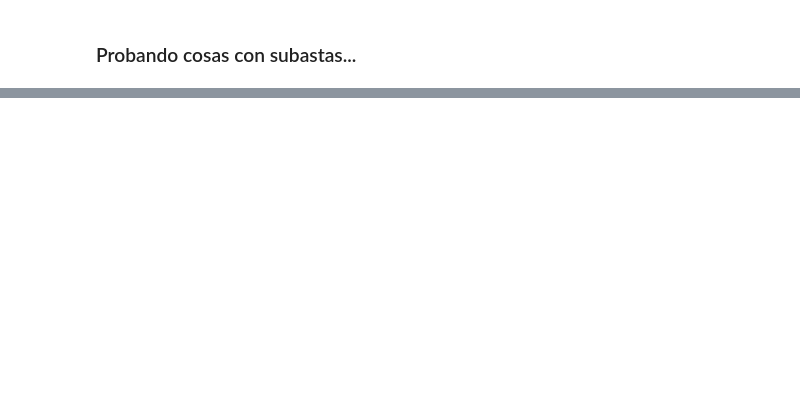
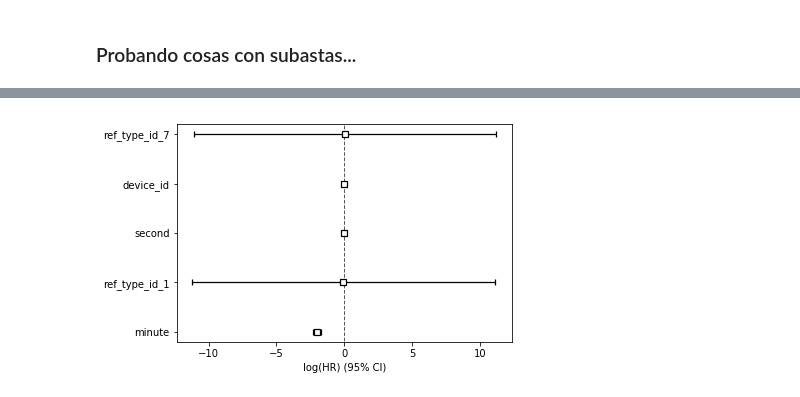
Before and after one commit to rozanecm/7506_tp2_1c2019, a Jupyter notebook: notebooks/My nb by mr.ipynb, the cells around one changed output, grey strips where cells are left out. Saved outputs shown, nothing was run; the diff lists cells and outputs as text; code cells hidden in the pictures; blank space fills up the shorter version.

```diff
--- a/notebooks/My nb by mr.ipynb
+++ b/notebooks/My nb by mr.ipynb
@@ -472,3 +619,10 @@ reduced.head()
 | 285340 | 2019-04-18 23:00:51.454013 | 5018235902686468387 | 1 | 0 | 23:00:51.454013 | 82851.454013 | True |
 | 285341 | 2019-04-18 23:00:51.652223 | 5812445239233804650 | 7 | 0 | 23:00:51.652223 | 82851.652223 | True |
 | 285342 | 2019-04-18 23:00:51.815673 | 8832711951922277816 | 7 | 0 | 23:00:51.815673 | 82851.815673 | True |
+# %%
+reduced = pd.get_dummies(reduced, columns=['ref_type_id'], prefix='ref_type_id')
+# %%
+reduced['day_of_week'] = reduced.date.dt.dayofweek
+reduced['hour'] = reduced.date.dt.hour
+reduced['minute'] = reduced.date.dt.minute
+reduced['second'] = reduced.date.dt.second
@@ -494,0 +667,3 @@ kmf.plot_cumulative_density();
+# %%
+from lifelines import CoxPHFitter
+cph = CoxPHFitter(penalizer=0.1)
@@ -494,0 +690,3 @@ kmf.plot_cumulative_density();
+# %%
+cph.fit(reduced.drop(['date', 'diff', 'source_id', 'day_of_week', 'hour'], axis=1), duration_col='diff_in_sec', event_col='observed', show_progress=True)
+cph.print_summary()
@@ -494,0 +714,4 @@ kmf.plot_cumulative_density();
+# %%
+cph.plot();
+# %% [output]
+[figure, added]
```
Also changed, not shown: parts of 41 cells of this notebook.
